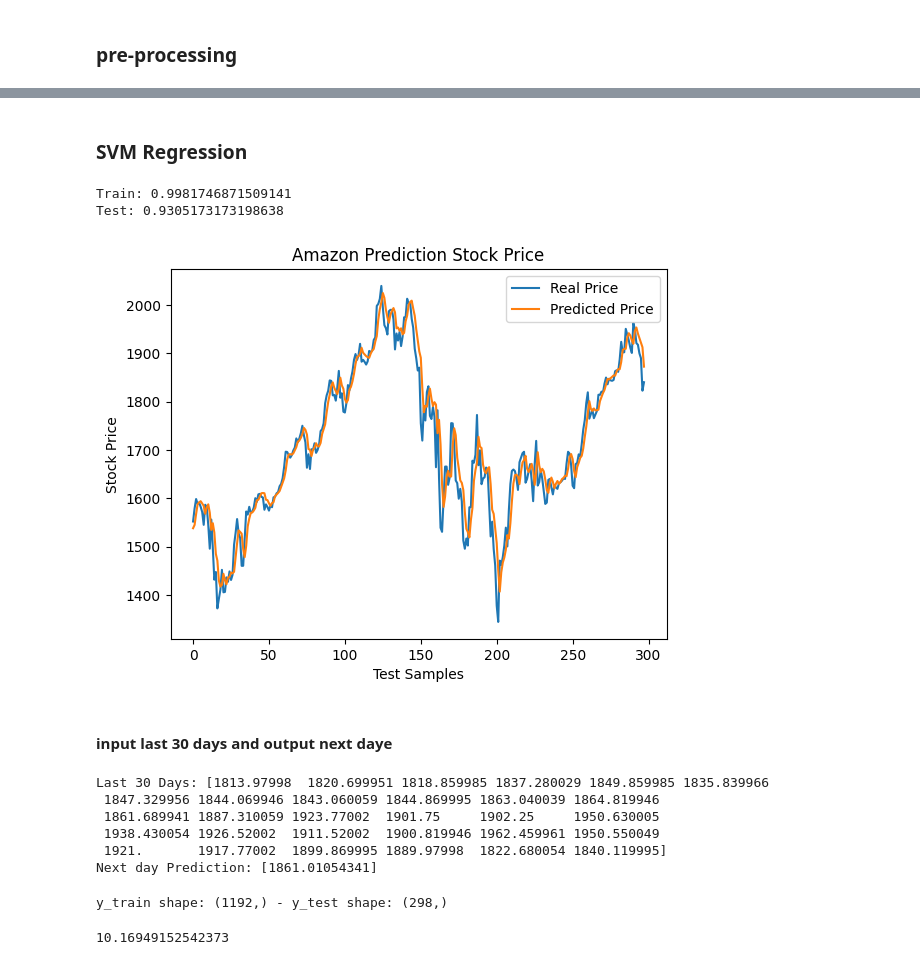
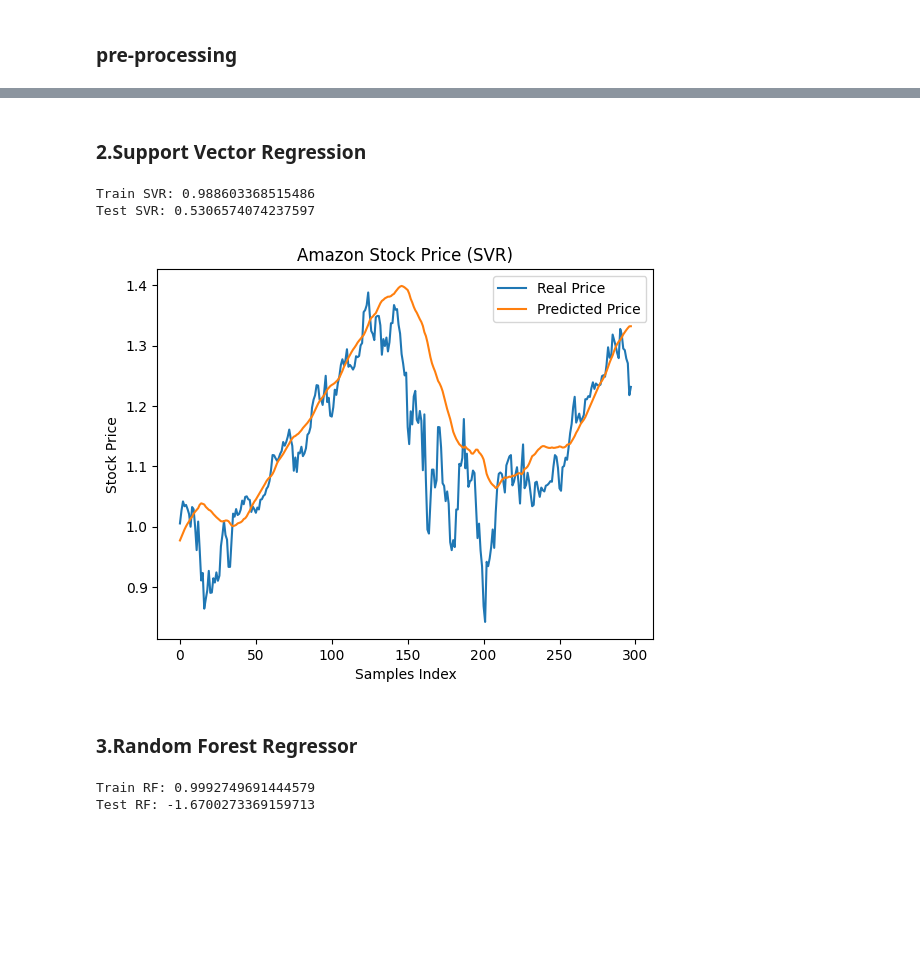
Before and after one commit to nilujafari/ML, a Jupyter notebook: deep_learning/stock_market_prediction/main_Amazon.ipynb, the cells around one changed output, grey strips where cells are left out. Drawn from its saved outputs; the diff is of its cells as text; code cells hidden in the pictures; blank space fills up the shorter version.

```diff
--- a/deep_learning/stock_market_prediction/main_Amazon.ipynb
+++ b/deep_learning/stock_market_prediction/main_Amazon.ipynb
@@ -11,3 +7,3 @@ Index(['Date', 'AMZN', 'DPZ', 'BTC', 'NFLX'], dtype='str')
 # %%
-data_amzn = data_amzn.drop(["DPZ", "BTC", "NFLX"], axis=1)
+amazon_data = amazon_data.drop(["DPZ", "BTC", "NFLX"], axis=1)
 # %%
@@ -119,6 +120,10 @@ y_train shape: (1192,) - y_test shape: (298,)
 # %%
 from sklearn.preprocessing import MinMaxScaler
 
-model = MinMaxScaler()
-X_train = model.fit_transform(X_train)
-X_test = model.transform(X_test)
+feature_scaler = MinMaxScaler()
+X_train_norm = feature_scaler.fit_transform(X_train)
+X_test_norm = feature_scaler.transform(X_test)
+
+target_scaler = MinMaxScaler()
+y_train_norm = target_scaler.fit_transform(np.reshape(y_train, (-1, 1)))
+y_test_norm = target_scaler.transform(np.reshape(y_test, (-1, 1)))
@@ -158,0 +140,6 @@ Next day Prediction(RF): [1508.01856666]
+# %%
+from sklearn.linear_model import LinearRegression
+
+linear_model = LinearRegression()
+linear_model.fit(X_train_norm, y_train_norm)
+linear_pred = linear_model.predict(X_test_norm)
@@ -169,51 +184,26 @@ plt.show()
 # %% [markdown]
-### SVM Regression
+### 2.Support Vector Regression
 # %%
 from sklearn.svm import SVR
 
-svm = SVR(C=100, kernel="linear") #epsilon=1, gamma="scale"
-svm.fit(X_train, y_train)
-svm_pred = svm.predict(X_test)
+svr_model = SVR(C=100, kernel="linear") #epsilon=1, gamma="scale"
+svr_model.fit(X_train_norm, y_train_norm)
+svr_pred = svr_model.predict(X_test_norm)
 # %%
-print("Train:", svm.score(X_train, y_train))
-print("Test:", svm.score(X_test, y_test))
+print("Train SVR:", svr_model.score(X_train_norm, y_train_norm))
+print("Test SVR:", svr_model.score(X_test_norm, y_test_norm))
 # %% [output]
-Train: 0.9981746871509141
-Test: 0.9305173173198638
+Train SVR: 0.988603368515486
+Test SVR: 0.5306574074237597
 # %%
-plt.plot(y_test, label="Real Price")
-plt.plot(svm_pred, label="Predicted Price")
-plt.title("Amazon Prediction Stock Price")
-plt.xlabel("Test Samples")
+plt.plot(y_test_norm, label="Real Price")
+plt.plot(svr_pred, label="Predicted Price")
+plt.title("Amazon Stock Price (SVR)")
+plt.xlabel("Samples Index")
 plt.ylabel("Stock Price")
 plt.legend(loc='upper right')
 plt.show()
 # %% [output]
-[figure, old version]
+[figure, new version]
-# %% [markdown]
-#### input last 30 days and output next daye
-# %%
-last_30_days = price[-30:]
-print(f"Last 30 Days:", last_30_days)
-
-last_30_days = model.transform([last_30_days]) ###
-
-pred = svm.predict(last_30_days)
-
-print(f"Next day Prediction:", pred)
-# %% [output]
-Last 30 Days: [1813.97998  1820.699951 1818.859985 1837.280029 1849.859985 1835.839966
- 1847.329956 1844.069946 1843.060059 1844.869995 1863.040039 1864.819946
- 1861.689941 1887.310059 1923.77002  1901.75     1902.25     1950.630005
- 1938.430054 1926.52002  1911.52002  1900.819946 1962.459961 1950.550049
- 1921.       1917.77002  1899.869995 1889.97998  1822.680054 1840.119995]
-Next day Prediction: [1861.01054341]
-# %%
-print(f'y_train shape: {y_train.shape} - y_test shape: {y_test.shape}')
-# %% [output]
-y_train shape: (1192,) - y_test shape: (298,)
-# %%
-prcentage = 30/295*100
-print(prcentage)
-# %% [output]
-10.16949152542373
+# %% [markdown]
+### 3.Random Forest Regressor
@@ -219,0 +216,6 @@ print(prcentage)
+# %%
+print("Train RF:", rf_model.score(X_train_norm, y_train_norm))
+print("Test RF:", rf_model.score(X_test_norm, y_test_norm))
+# %% [output]
+Train RF: 0.9992749691444579
+Test RF: -1.6700273369159713
```
Also changed, not shown: parts of 42 cells of this notebook, 2 other files.
